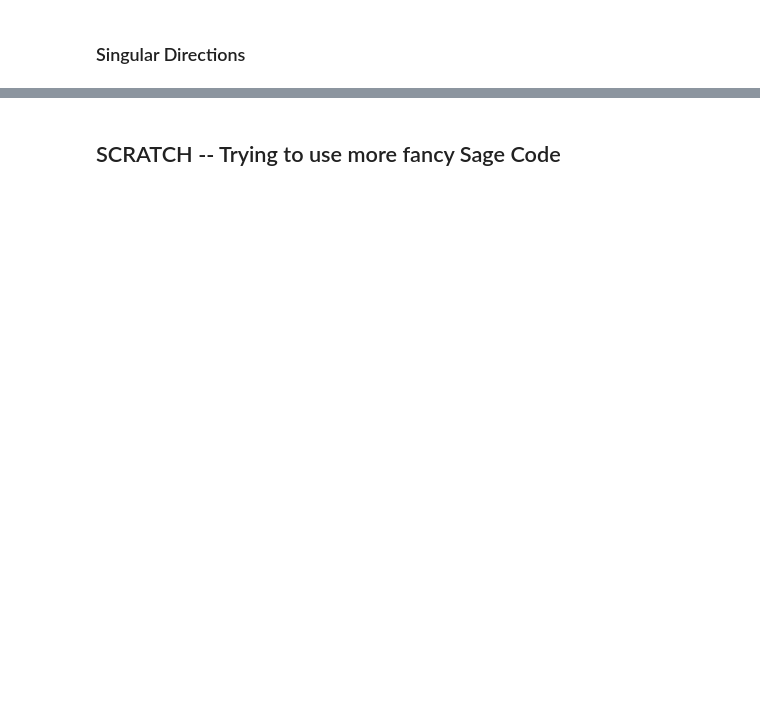
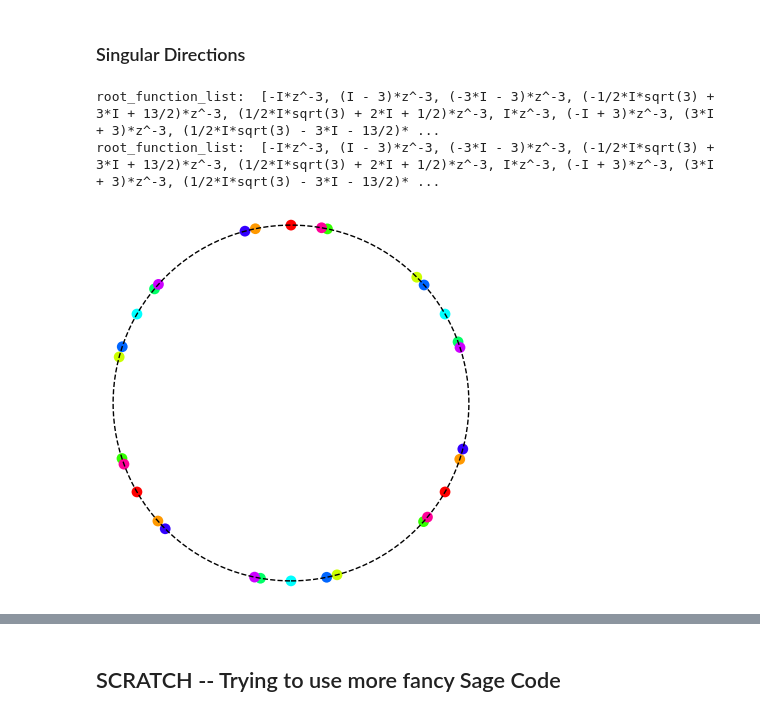
Before and after one commit to jmhbrown/stokes-local-systems, a Jupyter notebook: stokes_local_systems.ipynb, the cells around one changed output, grey strips where cells are left out. Saved outputs shown, nothing was run; the diff lists cells and outputs as text; code cells hidden in the pictures; blank space fills up the shorter version.

```diff
--- a/stokes_local_systems.ipynb
+++ b/stokes_local_systems.ipynb
@@ -145,7 +163,7 @@ find_irreg_type_stablizer(Q).plot(frame=False,cmap='GnBu',figsize=2).show()
 # %% [markdown]
 ### Singular Directions
 # %%
-def get_singular_directions_for_root_function(root_function,rgbcolor=hue(.3),size=40,include_circle=True):
+def get_singular_directions_for_root_function(root_function,rgbcolor=hue(.3),size=40):
     """
     Returns a plot showing the singular (or Anti-Stokes)
     directions of a root function, which should be a laurent polynomial.
@@ -166,21 +184,21 @@ def get_singular_directions_for_root_function(root_function,rgbcolor=hue(.3),siz
     > [returns a plot]
 
     """
-    the_plot = Graphics()
 
-    if include_circle:
-        the_plot += circle((0,0),1,linestyle='dashed',edgecolor='black',axes=False)
-
+    directions_list = []
     if root_function != 0:
         root_fun_dict = root_function.dict()
         degree = -1*reduce(min,root_fun_dict.keys())
         leading_coeff = root_fun_dict[-degree]
 
-        the_plot += point([exp(i*arg(leading_coeff))*exp((2*n+1)*pi*i/degree) for n in range(2*degree)],alpha=1,size=60,rgbcolor=rgbcolor)
+        directions_list = [exp(i*arg(leading_coeff))*exp((2*n+1)*pi*i/degree) for n in range(degree)]
 
-    return the_plot
+    return directions_list
 
-def show_all_singular_directions_for_irreg_type(Q):
+
+
+
+def get_all_singular_directions_for_irreg_type(Q):
     """
     Finds the singular directions for this irregularity type.
     does this by:
@@ -204,17 +222,37 @@ def show_all_singular_directions_for_irreg_type(Q):
     root_function_list = get_all_simple_root_functions(Q)
     print("root_function_list: ",root_function_list)
     n = len(root_function_list)
+    all_directions = [
+        (root_function, get_singular_directions_for_root_function(root_function) )
+        for root_function in root_function_list
+    ]
+
+    return all_directions
+
+
+
+
+def show_all_singular_directions_for_irreg_type(Q):
+
+    all_sing_directions = get_all_singular_directions_for_irreg_type(Q)
+    num_roots = len(all_sing_directions)
 
     the_plot = Graphics()
     the_plot += circle((0,0),1,linestyle='dashed',edgecolor='black',axes=False)
 
-    for directions_plot in [
-        get_singular_directions_for_root_function(root_function_list[ii],rgbcolor=hue((ii+1)/n),include_circle=False)
-        for ii in range(n)
-    ]:
-        the_plot += directions_plot
+    for ii in range(num_roots):
+        for direction in all_sing_directions[ii][1]:
+            tmp_point = point(direction,alpha=1,size=60,rgbcolor=hue(ii/num_roots))
+            the_plot += tmp_point
 
 
     return the_plot
+# %%
+get_all_singular_directions_for_irreg_type(Q_long)
+show_all_singular_directions_for_irreg_type(Q_long)
+# %% [output]
+root_function_list:  [-I*z^-3, (I - 3)*z^-3, (-3*I - 3)*z^-3, (-1/2*I*sqrt(3) + 3*I + 13/2)*z^-3, (1/2*I*sqrt(3) + 2*I + 1/2)*z^-3, I*z^-3, (-I + 3)*z^-3, (3*I + 3)*z^-3, (1/2*I*sqrt(3) - 3*I - 13/2)* ...
+root_function_list:  [-I*z^-3, (I - 3)*z^-3, (-3*I - 3)*z^-3, (-1/2*I*sqrt(3) + 3*I + 13/2)*z^-3, (1/2*I*sqrt(3) + 2*I + 1/2)*z^-3, I*z^-3, (-I + 3)*z^-3, (3*I + 3)*z^-3, (1/2*I*sqrt(3) - 3*I - 13/2)* ...
+[figure, added]
 # %%
 Q_long = {-3:diagonal_matrix([1,1+i,4,7+3*i,exp(i*pi/3),-2*i])}
```
Also changed, not shown: parts of 5 cells of this notebook.
